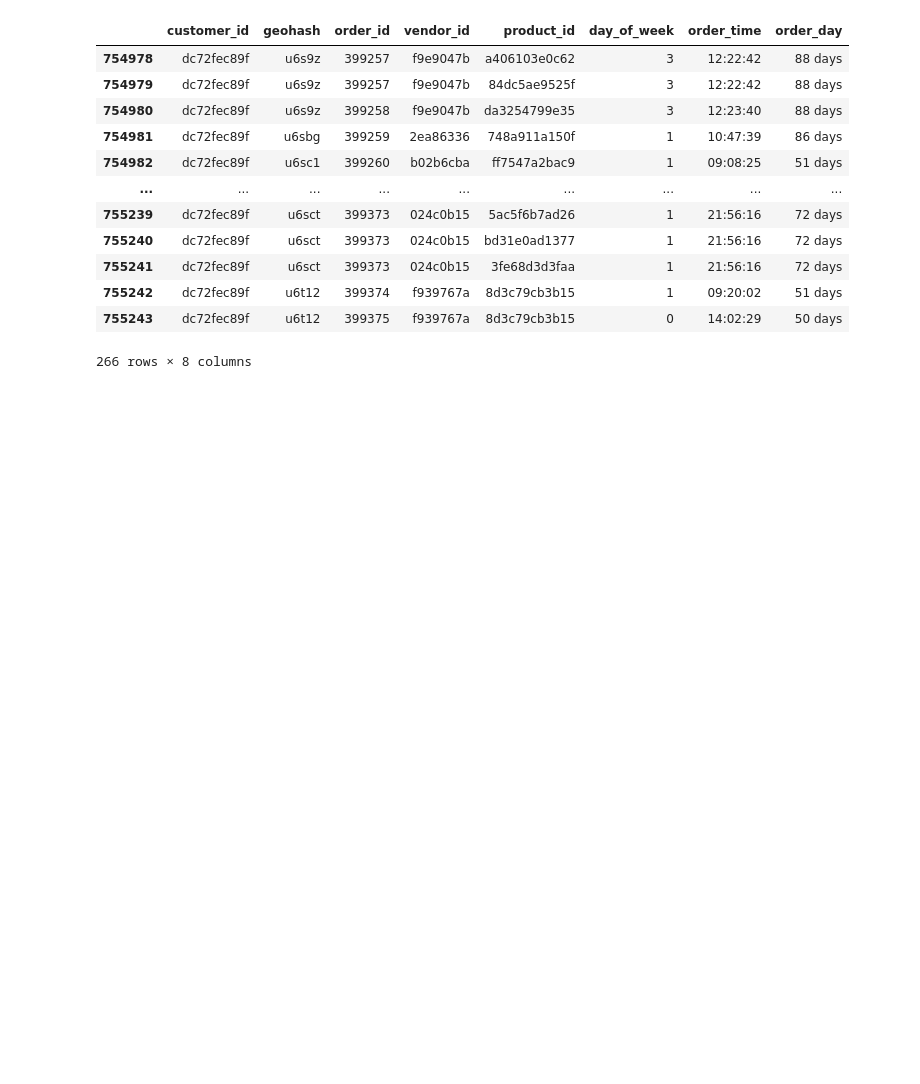
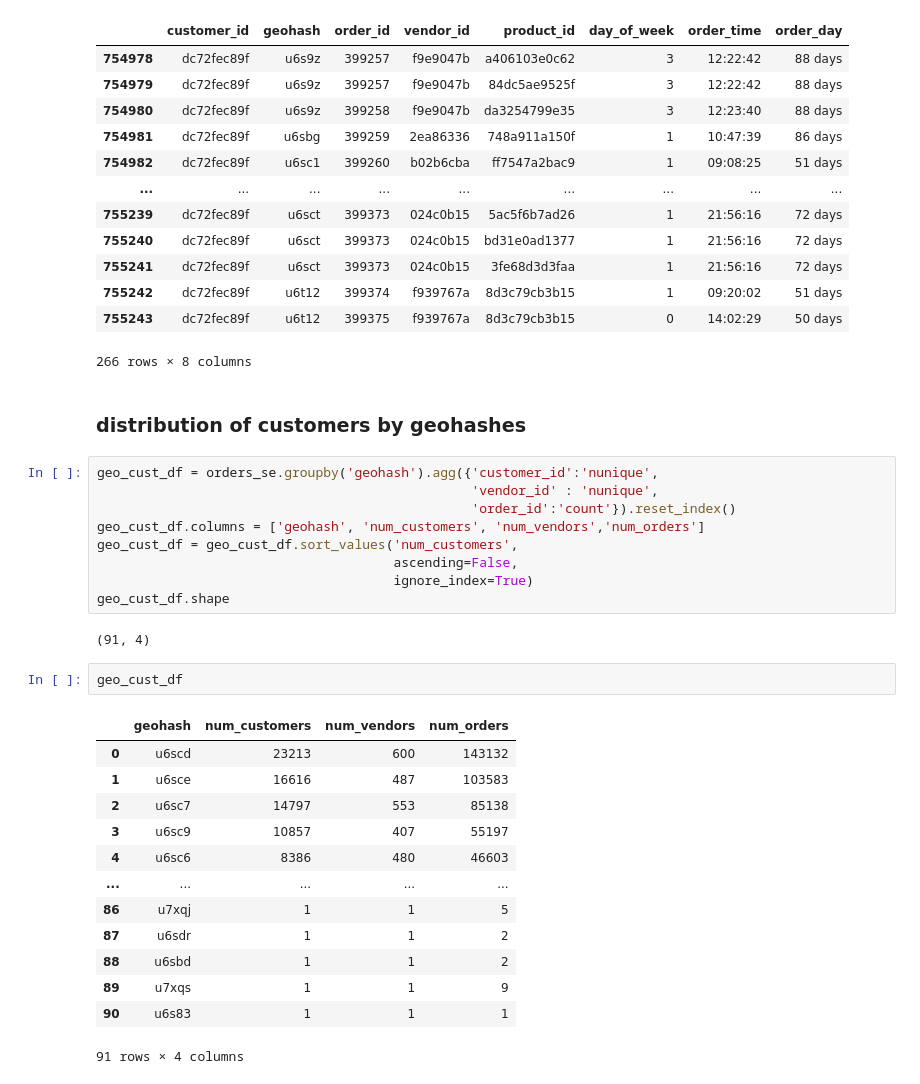
Before and after one commit to aguille-vert/delivery-hero-dataset, a Jupyter notebook: notebooks/00_delivery_hero_eda.ipynb, the cells around one changed output. Drawn from its saved outputs; the diff is of its cells as text; blank space fills up the shorter version.

```diff
--- a/notebooks/00_delivery_hero_eda.ipynb
+++ b/notebooks/00_delivery_hero_eda.ipynb
@@ -610,3 +642,32 @@ orders_se.query("customer_id==@cust_id")
 | 755242 | dc72fec89f | u6t12 | 399374 | f939767a | 8d3c79cb3b15 | 1 | 09:20:02 | 51 days |
 | 755243 | dc72fec89f | u6t12 | 399375 | f939767a | 8d3c79cb3b15 | 0 | 14:02:29 | 50 days |
 266 rows × 8 columns
+# %% [markdown]
+### distribution of customers by geohashes
+# %%
+geo_cust_df = orders_se.groupby('geohash').agg({'customer_id':'nunique',
+                                                'vendor_id' : 'nunique',
+                                                'order_id':'count'}).reset_index()
+geo_cust_df.columns = ['geohash', 'num_customers', 'num_vendors','num_orders']
+geo_cust_df = geo_cust_df.sort_values('num_customers',
+                                      ascending=False,
+                                      ignore_index=True)
+geo_cust_df.shape
+# %% [output]
+(91, 4)
+# %%
+geo_cust_df
+# %% [output]
+|  | geohash | num_customers | num_vendors | num_orders |
+| 0 | u6scd | 23213 | 600 | 143132 |
+| 1 | u6sce | 16616 | 487 | 103583 |
+| 2 | u6sc7 | 14797 | 553 | 85138 |
+| 3 | u6sc9 | 10857 | 407 | 55197 |
+| 4 | u6sc6 | 8386 | 480 | 46603 |
+| ... | ... | ... | ... | ... |
+| 86 | u7xqj | 1 | 1 | 5 |
+| 87 | u6sdr | 1 | 1 | 2 |
+| 88 | u6sbd | 1 | 1 | 2 |
+| 89 | u7xqs | 1 | 1 | 9 |
+| 90 | u6s83 | 1 | 1 | 1 |
+91 rows × 4 columns
```
Also changed, not shown: parts of 46 cells of this notebook.
